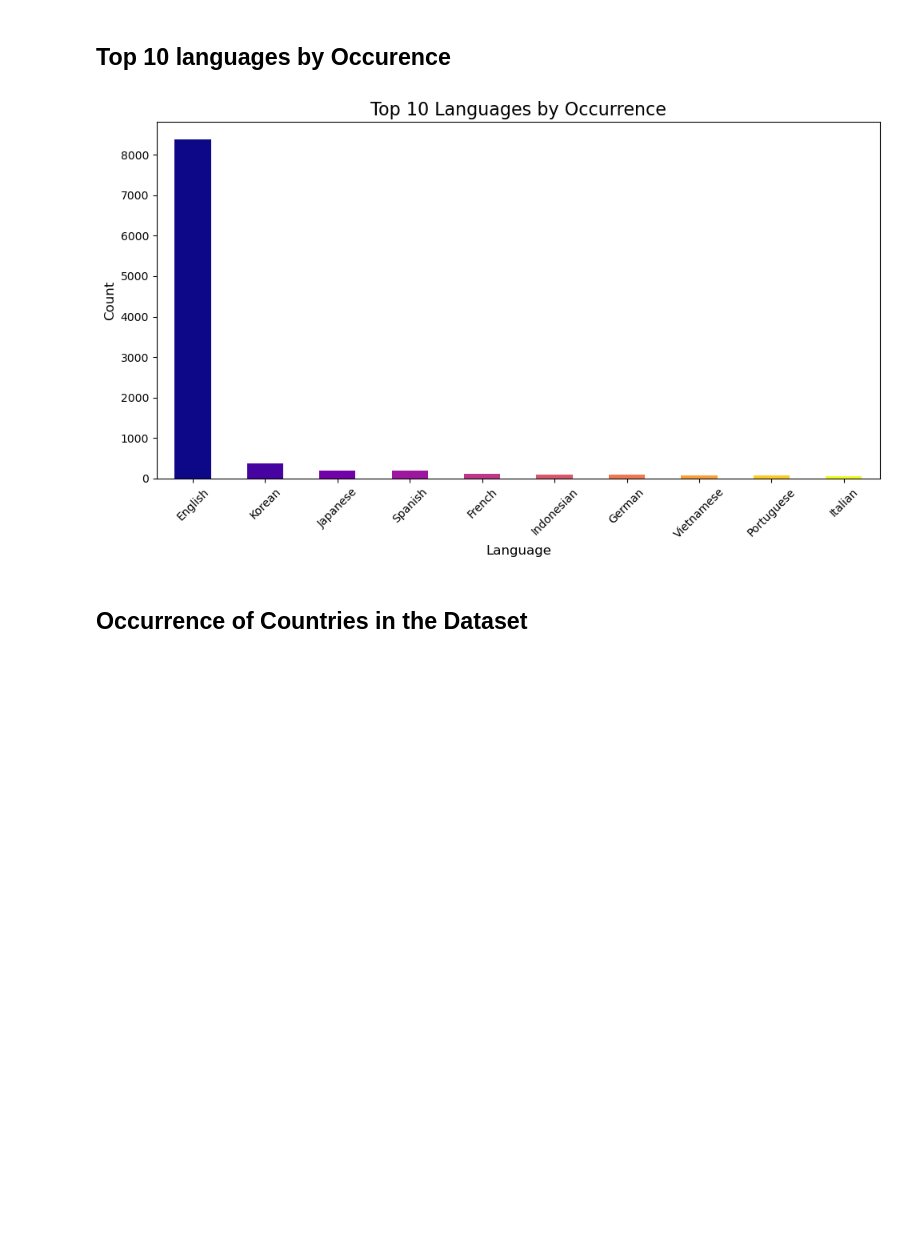
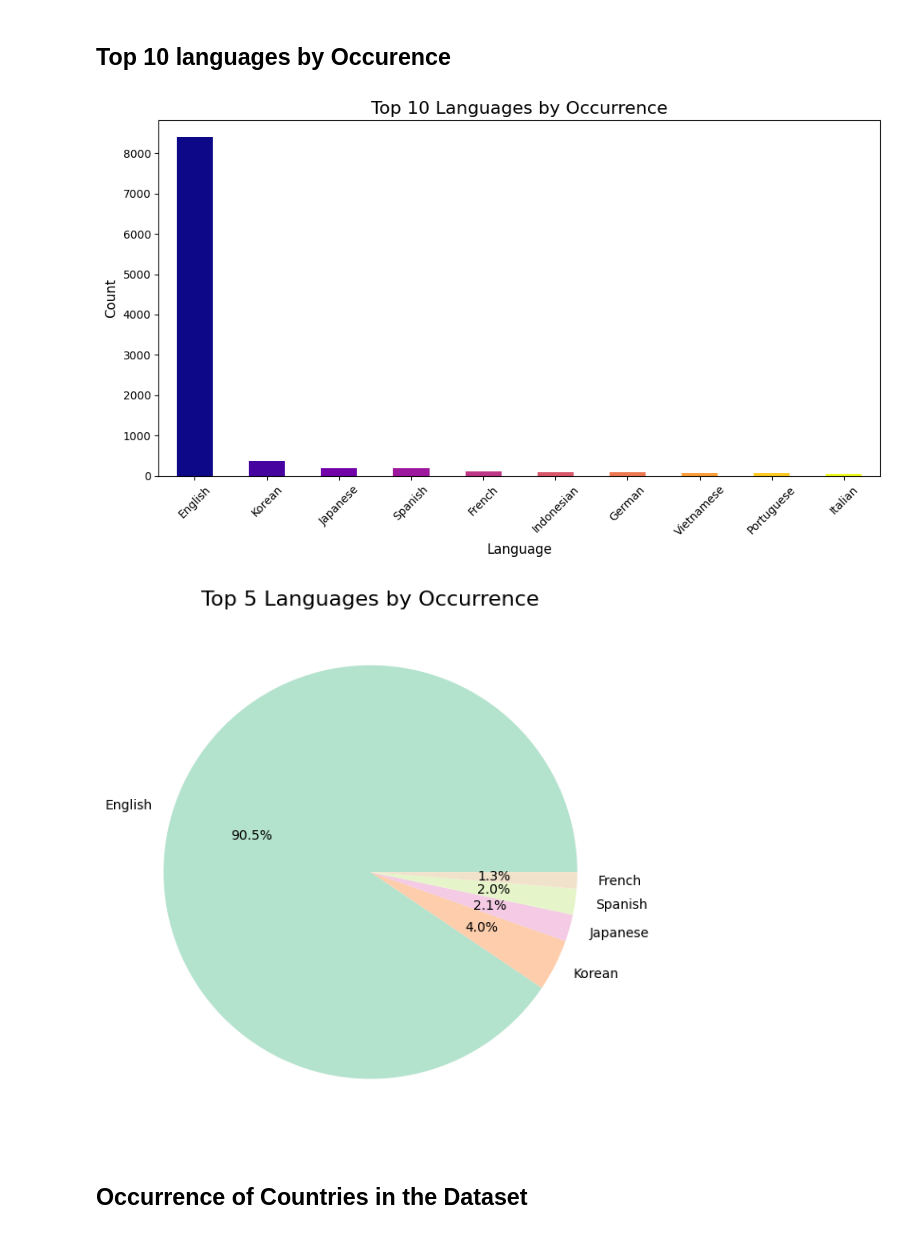
Before and after one commit to ArjunRajpal123/datathon-breaking-bad-data, a Jupyter notebook: EDA_P2.ipynb, the cells around one changed output. Saved outputs shown, nothing was run; the diff lists cells and outputs as text; code cells hidden in the pictures; blank space fills up the shorter version.

```diff
--- a/EDA_P2.ipynb
+++ b/EDA_P2.ipynb
@@ -21,6 +20,6 @@ import numpy as np
 [nltk_data]   Package stopwords is already up-to-date!
 # %%
-df = pd.read_csv('clean_titles-3.csv')
+df = pd.read_csv('./data/clean_titles.csv')
 df.head()
 # %% [output]
 |  | title | link | date | source | country | language | translated_title | number_of_characters_title | ... |
@@ -54,7 +53,40 @@ plt.savefig('top_10_languages.jpg')
 plt.tight_layout()
 plt.show()
 # %% [output]
-[figure, old version]
+[figure, new version]
+# %%
+from matplotlib import colormaps
+colors = np.random.rand(len(df['language'].value_counts()), 3)
+language_dict = {
+    'en': 'English',
+    'ko': 'Korean',
+    'ja': 'Japanese',
+    'es': 'Spanish',
+    'fr': 'French',
+    'id': 'Indonesian',
+    'de': 'German',
+    'vi': 'Vietnamese',
+    'pt': 'Portuguese',
+    'it': 'Italian'
+}
+
+# Set the color map to 'Pastel2'
+cmap = plt.cm.get_cmap('Pastel2')
+
+df['language'] = df['language'].map(language_dict)
+language_counts = df['language'].value_counts()
+top_10 = language_counts.head(5)
+
+# Create an array of colors from the colormap
+colors = cmap(np.linspace(0,10))
+plt.figure(figsize=(10, 6))
+plt.pie(top_10, labels=top_10.index, colors=colors, autopct='%1.1f%%')
+plt.title('Top 5 Languages by Occurrence', fontsize=16)
+plt.savefig('top_10_languages.jpg')
+plt.tight_layout()
+plt.show()
+# %% [output]
+[figure, added]
 # %% [markdown]
 ## Occurrence of Countries in the Dataset
 # %%
```
Also changed, not shown: parts of 3 cells of this notebook, 5 other files.
